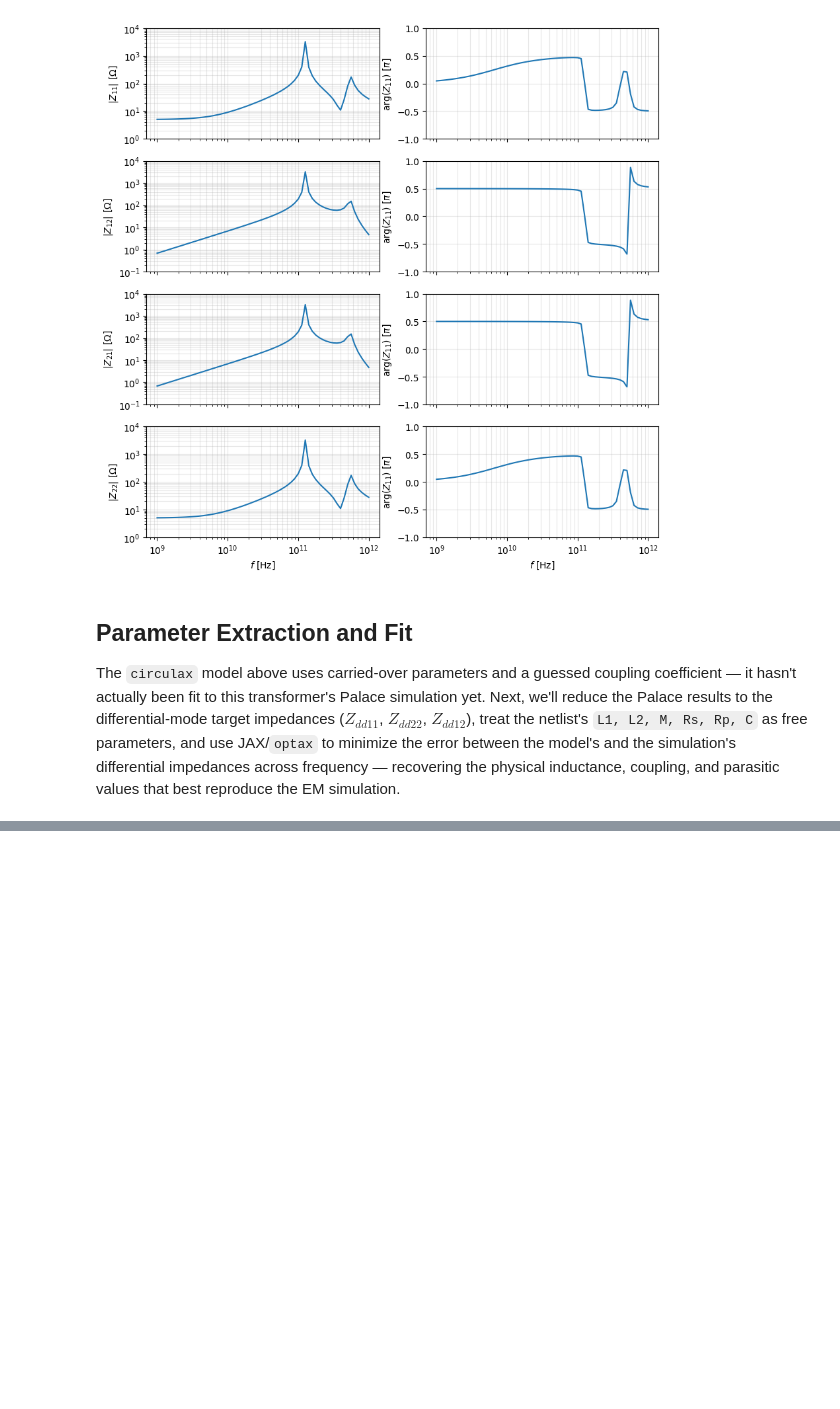
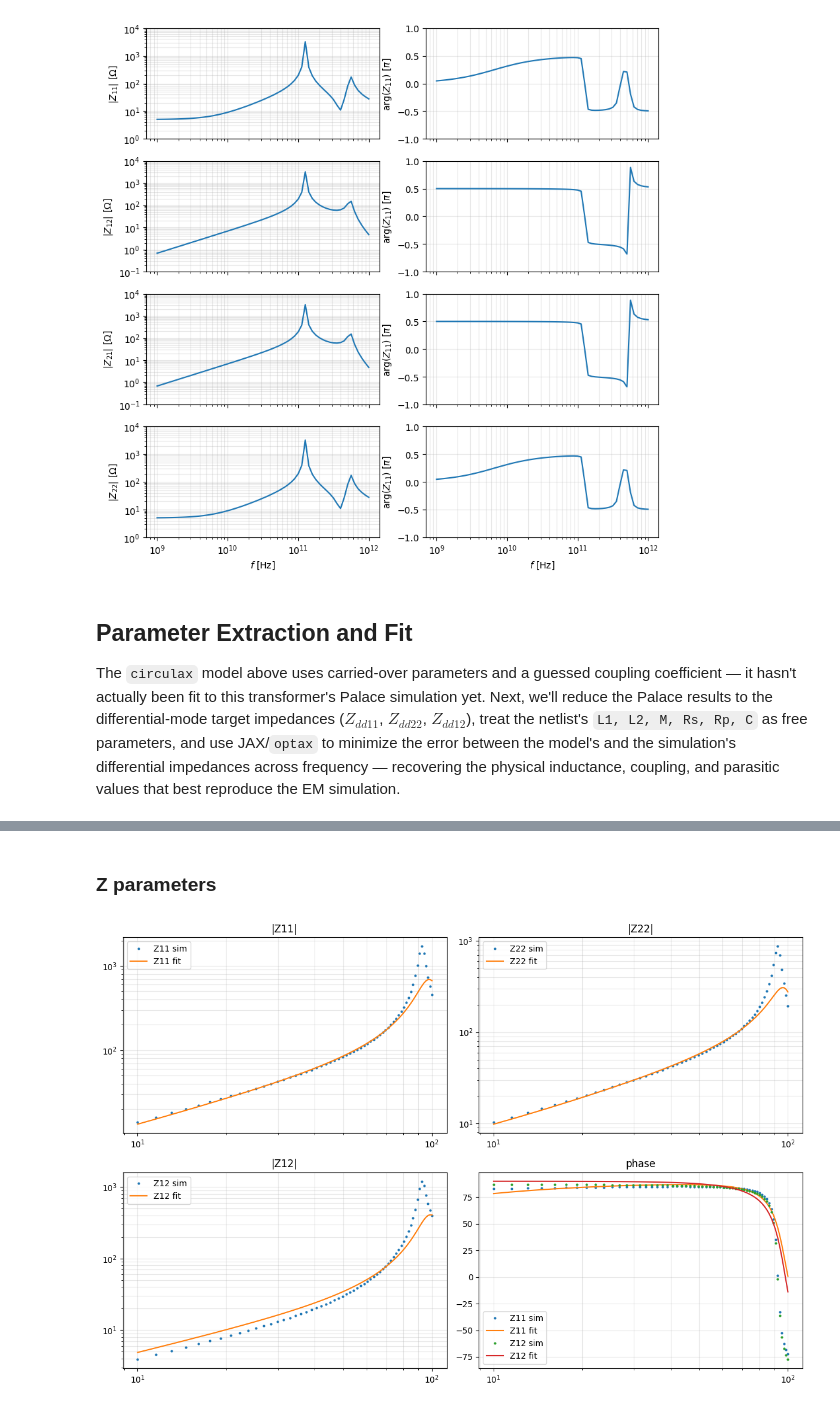
Before and after one commit to gdsfactory/gsim, a Jupyter notebook: nbs/palace_transformer.ipynb, the cells around one changed output, grey strips where cells are left out. Saved outputs shown, nothing was run; the diff lists cells and outputs as text; code cells hidden in the pictures; blank space fills up the shorter version.

```diff
--- a/nbs/palace_transformer.ipynb
+++ b/nbs/palace_transformer.ipynb
@@ -671,0 +983,68 @@ The `circulax` model above uses carried-over parameters and a guessed coupling c
+# %% [markdown]
+### Z parameters
+# %%
+M_fit = k_fit * np.sqrt(L1_fit * L2_fit)
+
+g_final = update_params_dict(groups, "transformer", "T1", "L1", L1_fit)
+g_final = update_params_dict(g_final, "transformer", "T1", "L2", L2_fit)
+g_final = update_params_dict(g_final, "transformer", "T1", "M", M_fit)
+g_final = update_params_dict(g_final, "resistor", "R1", "R", R1_fit)
+g_final = update_params_dict(g_final, "resistor", "R2", "R", R2_fit)
+g_final = update_params_dict(g_final, "capacitor", "C1", "C", C1_fit)
+g_final = update_params_dict(g_final, "capacitor", "C2", "C", C2_fit)
+g_final = update_params_dict(g_final, "resistor", "Rp1", "R", Rp1_fit)
+g_final = update_params_dict(g_final, "resistor", "Rp2", "R", Rp2_fit)
+
+y_final = circuit.with_groups(g_final)()
+ac_final = setup_ac_sweep(
+    groups=g_final, num_vars=circuit.sys_size, port_nodes=port_nodes
+)
+S_final = ac_final(freqs=freqs, y_dc=y_final)
+
+
+def s2z_2port(S, z0=50.0):
+    I = np.eye(2)
+    # S has shape (N_freqs, 2, 2)
+    return np.array(
+        [z0 * np.linalg.solve(I - S[f], I + S[f]) for f in range(S.shape[0])]
+    )
+
+
+Z_final = s2z_2port(S_final)
+Z_fit_np = np.array(Z_final)
+
+fig, axes = plt.subplots(2, 2, figsize=(12, 8))
+axes[0, 0].loglog(f_sim / 1e9, np.abs(Z_target[:, 0, 0]), ".", ms=4, label="Z11 sim")
+axes[0, 0].loglog(f_sim / 1e9, np.abs(Z_final[:, 0, 0]), label="Z11 fit")
+axes[0, 0].legend()
+axes[0, 0].set_title("|Z11|")
+axes[0, 0].grid(True, which="both", alpha=0.3)
+
+axes[0, 1].loglog(f_sim / 1e9, np.abs(Z_target[:, 1, 1]), ".", ms=4, label="Z22 sim")
+axes[0, 1].loglog(f_sim / 1e9, np.abs(Z_final[:, 1, 1]), label="Z22 fit")
+axes[0, 1].legend()
+axes[0, 1].set_title("|Z22|")
+axes[0, 1].grid(True, which="both", alpha=0.3)
+
+axes[1, 0].loglog(f_sim / 1e9, np.abs(Z_target[:, 0, 1]), ".", ms=4, label="Z12 sim")
+axes[1, 0].loglog(f_sim / 1e9, np.abs(Z_final[:, 0, 1]), label="Z12 fit")
+axes[1, 0].legend()
+axes[1, 0].set_title("|Z12|")
+axes[1, 0].grid(True, which="both", alpha=0.3)
+
+axes[1, 1].semilogx(
+    f_sim / 1e9, np.angle(Z_target[:, 0, 0], deg=True), ".", ms=4, label="Z11 sim"
+)
+axes[1, 1].semilogx(f_sim / 1e9, np.angle(Z_final[:, 0, 0], deg=True), label="Z11 fit")
+axes[1, 1].semilogx(
+    f_sim / 1e9, np.angle(Z_target[:, 0, 1], deg=True), ".", ms=4, label="Z12 sim"
+)
+axes[1, 1].semilogx(f_sim / 1e9, np.angle(Z_final[:, 0, 1], deg=True), label="Z12 fit")
+axes[1, 1].legend()
+axes[1, 1].set_title("phase")
+axes[1, 1].grid(True, which="both", alpha=0.3)
+
+plt.tight_layout()
+plt.show()
+# %% [output]
+[figure, added]
```
Also changed, not shown: parts of 24 cells of this notebook, 1 other file.
